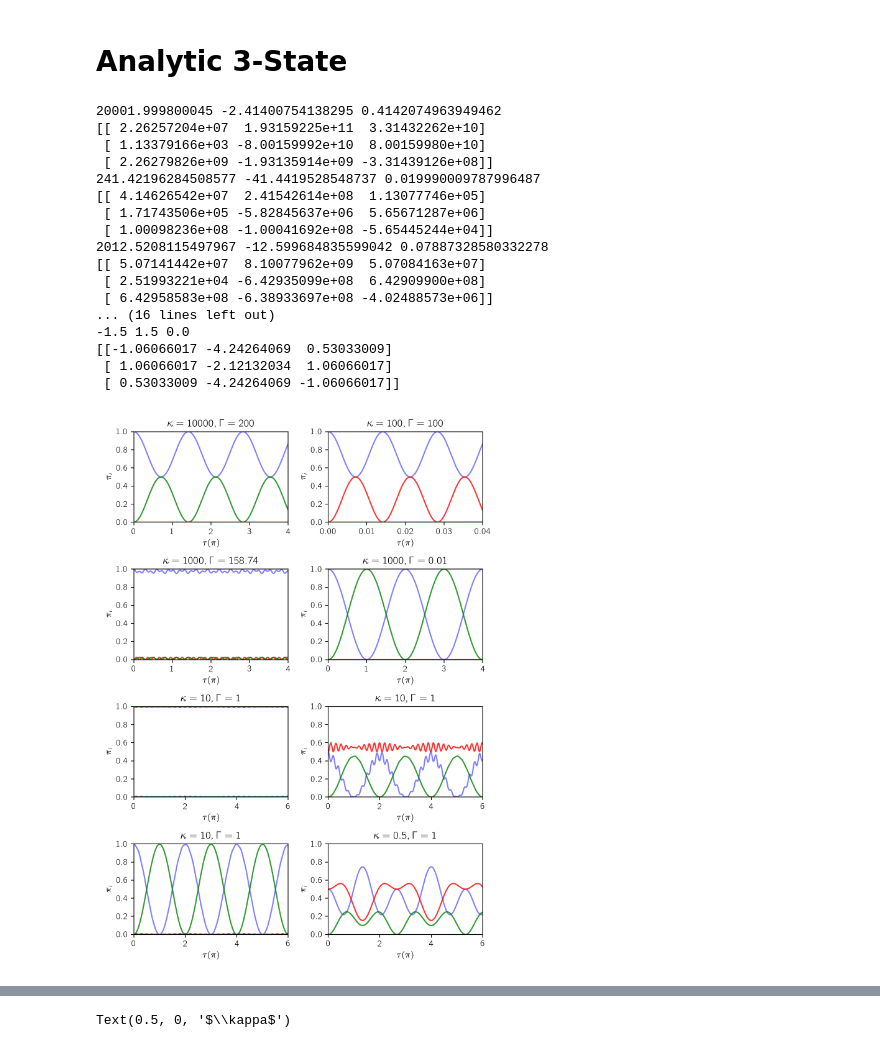
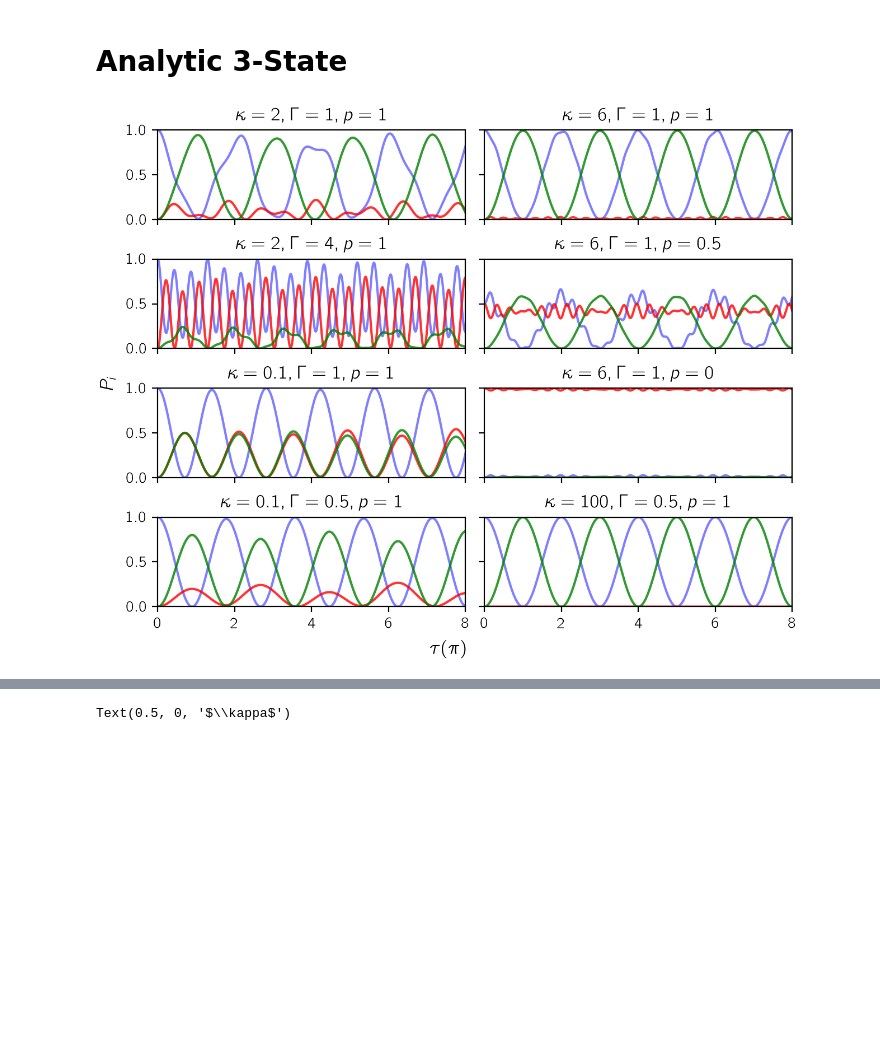
Before and after one commit to tomhepz/MolecularEnergyLevels, a Jupyter notebook: notebooks/rabi.ipynb, the cells around one changed output, grey strips where cells are left out. Cells and saved outputs as stored; diff of their text form; code cells hidden in the pictures; blank space fills up the shorter version.

Commit message:
new figures

```diff
--- a/notebooks/rabi.ipynb
+++ b/notebooks/rabi.ipynb
@@ -214,29 +214,34 @@ fig.savefig("../images/4-loop-population.pdf")
 # %% [markdown]
 # Analytic 3-State
 # %%
-example_points = [(10000,200,1,0,2),(100,100,1,0,0.02),(1000,158.74,1,0,2),(1000,0.01,1,0,2),(10,1,0,0,3),(10,1,0.5,0,3),(10,1,1,0,3),(0.5,1,0.5,0.5,3)]
+example_points = [(2, 1, 1,  4), (6, 1, 1,  4),
+                  (2, 4, 1,  4), (6, 1, 0.5,  4),
+                  (0.1,  1, 1,  4), (6, 1,    0,  4),
+                  # (0.5,  1, 1,  4),     (0.5,      0.2,  1,  4),
+                   (0.1,  0.5, 1,  4),     (100,  0.5,  1,  4),
+                 ]
 # %%
-fig, axs = plt.subplots(4,2,figsize=(6.5,9))
+fig, axs = plt.subplots(4,2,figsize=(6.3,5),constrained_layout=True,sharey=True,sharex=True)
 
-for i,(k,g,p,f,periods) in enumerate(example_points):
-    coeff = [1, 2*(2*f-1)*k, -(1+g**2 + 4*f*(1-f)*k**2),+2*((1-f)-f*g**2)*k]
+for i,(k,g,p,periods) in enumerate(example_points):
+    coeff = [1, 2*k, -(1+g**2),-2*k]
     roots = np.roots(coeff)
     a=roots[0]
     b=roots[1]
     c=roots[2]
-    print(a,b,c)
-
-    normalisation = 1/(g*(a-b)*(c-a)*(b-c))**2
+    # print(a,b,c)
 
     def d(mj,mk):
-        return (mj-mk)*(p**(1/2) * g*(mj+mk-2*(1-f)*k) - (1-p)**(1/2) * ((mj-2*(1-f)*k)*(mk-2*(1-f)*k)+g**2))
+        return (mj-mk)*( ((2*k+mj)*(2*k+mk)) * (1-p)**(1/2) - 2*g*k*p**(1/2))
 
     coefficients = np.array([
-        [(a-2*(1-f)*k)*d(b,c),(b-2*(1-f)*k)*d(c,a),(c-2*(1-f)*k)*d(a,b)],
-        [(a*(a-2*(1-f)*k)-g**2)*d(b,c),(b*(b-2*(1-f)*k)-g**2)*d(c,a),(c*(c-2*(1-f)*k)-g**2)*d(a,b)],
-        [g*d(b,c),g*d(c,a),g*d(a,b)]
+        [(a)*(2*k+a)*d(b,c),(b)*(2*k+b)*d(c,a),(c)*(2*k+c)*d(a,b)],
+        [(2*k+a)*d(b,c),(2*k+b)*d(c,a),(2*k+c)*d(a,b)],
+        [(a)*(g)*d(b,c),(b)*(g)*d(c,a),(c)*(g)*d(a,b)],
     ])
-    print(coefficients)
+    # print(coefficients)
+
+    normalisation = 1/(2*g*k*(a-b)*(c-a)*(b-c))**2
 
     averages = np.sum(coefficients**2,1)
 
@@ -245,55 +250,40 @@ for i,(k,g,p,f,periods) in enumerate(example_points):
         [coefficients[1,0]*coefficients[1,1],coefficients[1,2]*coefficients[1,0],coefficients[1,1]*coefficients[1,2]],
         [coefficients[2,0]*coefficients[2,1],coefficients[2,2]*coefficients[2,0],coefficients[2,1]*coefficients[2,2]]
     ])
 
     beatFrequencies = np.array([a-b,c-a,b-c])/2
 
     MAX_T = 2*np.pi*periods
     t=np.linspace(0,MAX_T,1000)
     coses = np.cos(t[:,None] * beatFrequencies[None,:])
 
     prob = normalisation * np.array([
         averages[0]+beatAmplitudes[0,0]*coses[:,0]+beatAmplitudes[0,1]*coses[:,1]+beatAmplitudes[0,2]*coses[:,2],
         averages[1]+beatAmplitudes[1,0]*coses[:,0]+beatAmplitudes[1,1]*coses[:,1]+beatAmplitudes[1,2]*coses[:,2],
         averages[2]+beatAmplitudes[2,0]*coses[:,0]+beatAmplitudes[2,1]*coses[:,1]+beatAmplitudes[2,2]*coses[:,2]
     ])
 
     ax=axs.flatten()[i]
 
     line_width=1.5
     ax.plot(t/np.pi,prob[0],c='blue',lw=line_width,alpha=0.5)
     ax.plot(t/np.pi,prob[2],c='red',lw=line_width,alpha=0.8)
     ax.plot(t/np.pi,prob[1],c='green',lw=line_width,alpha=0.8)
 
     ax.set_xlim(0,MAX_T/np.pi)
     ax.xaxis.get_major_locator().set_params(integer=True)
     ax.set_ylim(0,1)
-    ax.set_title(f'$\kappa={k},\Gamma={g}$')
+    ax.set_title(f'$\kappa={k},\Gamma={g},p={p}$')
 
-    ax.set_xlabel(r'$\tau (\pi)$')
-    ax.set_ylabel(r'$\pi_i$')
+    # ax.set_xlabel(r'$\tau (\pi)$')
+    # ax.set_ylabel(r'$P_i$')
+fig.supxlabel(r'$\tau (\pi)$')
+fig.supylabel(r'$P_i$')
 
 
-# fig.savefig('../images/4-panel-3-state-evolution.pdf')
+fig.savefig('../images/8-panel-3-state-evolution.pdf')
 # %% [output]
-20001.999800045 -2.41400754138295 0.4142074963949462
-[[ 2.26257204e+07  1.93159225e+11  3.31432262e+10]
- [ 1.13379166e+03 -8.00159992e+10  8.00159980e+10]
- [ 2.26279826e+09 -1.93135914e+09 -3.31439126e+08]]
-241.42196284508577 -41.4419528548737 0.019990009787996487
-[[ 4.14626542e+07  2.41542614e+08  1.13077746e+05]
- [ 1.71743506e+05 -5.82845637e+06  5.65671287e+06]
- [ 1.00098236e+08 -1.00041692e+08 -5.65445244e+04]]
-2012.5208115497967 -12.599684835599042 0.07887328580332278
-[[ 5.07141442e+07  8.10077962e+09  5.07084163e+07]
- [ 2.51993221e+04 -6.42935099e+08  6.42909900e+08]
- [ 6.42958583e+08 -6.38933697e+08 -4.02488573e+06]]
-... (16 lines left out)
--1.5 1.5 0.0
-[[-1.06066017 -4.24264069  0.53033009]
- [ 1.06066017 -2.12132034  1.06066017]
- [ 0.53033009 -4.24264069 -1.06066017]]
-[figure, old version]
+[figure, new version]
 # %%
 def twice_average_fidelity(k,g):
     return ((1 + g**2)**2 + 8*k**2*(-1 + 2*g**2) + 16*k**4)/((1 + g**2)**3 + (-8 + 20*g**2 + g**4)*k**2 + 16*k**4)
```
Also changed, not shown: parts of 14 cells of this notebook, 7 other files.
